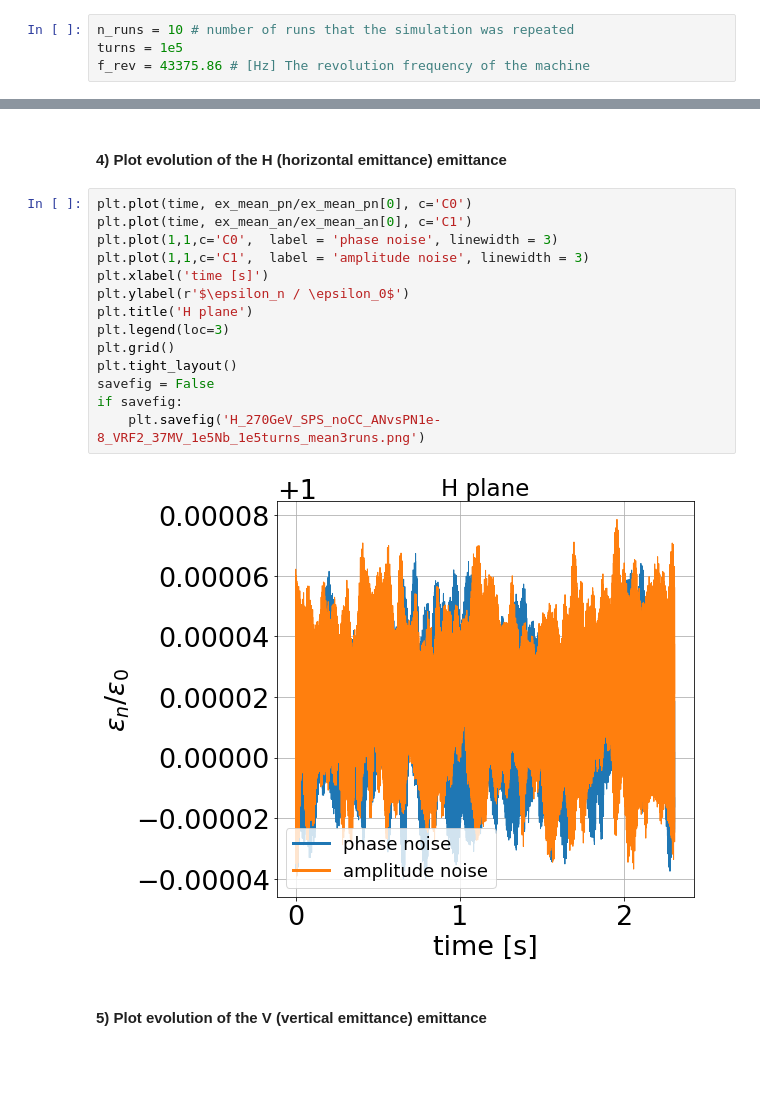
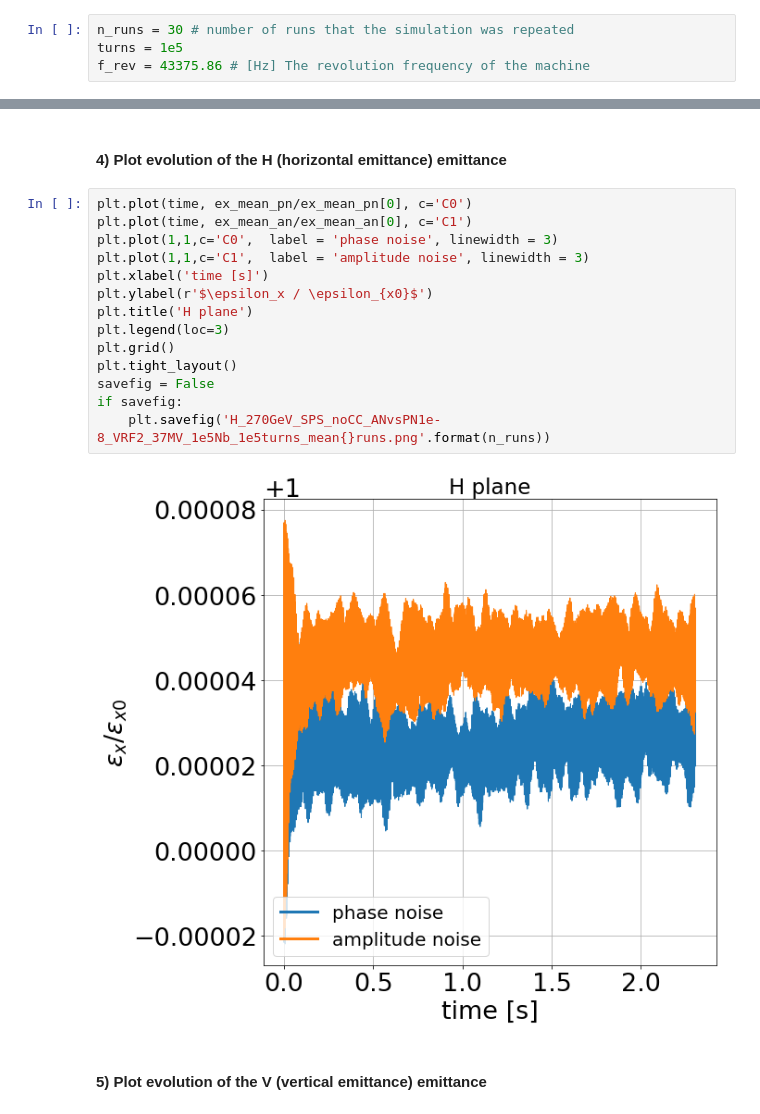
Before and after one commit to natriant/emittance_growth_CC_RFnoise_sixtracklib, a Jupyter notebook: emittance_growth_PN_AN_multiple_runs_Method1.ipynb, the cells around one changed output, grey strips where cells are left out. Drawn from its saved outputs; the diff is of its cells as text; blank space fills up the shorter version.

```diff
--- a/emittance_growth_PN_AN_multiple_runs_Method1.ipynb
+++ b/emittance_growth_PN_AN_multiple_runs_Method1.ipynb
@@ -28,7 +28,7 @@ a) Give the paths to the data in /afs/.
 
 b) Load the values of the transverse emittance in a dictionary.
 # %%
-n_runs = 10 # number of runs that the simulation was repeated
+n_runs = 30 # number of runs that the simulation was repeated
 turns = 1e5
 f_rev = 43375.86 # [Hz] The revolution frequency of the machine
 # %%
@@ -99,19 +97,19 @@ time = turns_list/f_rev # [s], type: list
 # %%
 plt.plot(time, ex_mean_pn/ex_mean_pn[0], c='C0')
 plt.plot(time, ex_mean_an/ex_mean_an[0], c='C1')
 plt.plot(1,1,c='C0',  label = 'phase noise', linewidth = 3)
 plt.plot(1,1,c='C1',  label = 'amplitude noise', linewidth = 3)
 plt.xlabel('time [s]')
-plt.ylabel(r'$\epsilon_n / \epsilon_0$')
+plt.ylabel(r'$\epsilon_x / \epsilon_{x0}$')
 plt.title('H plane')
 plt.legend(loc=3)
 plt.grid()
 plt.tight_layout()
 savefig = False
 if savefig:
-    plt.savefig('H_270GeV_SPS_noCC_ANvsPN1e-8_VRF2_37MV_1e5Nb_1e5turns_mean3runs.png')
+    plt.savefig('H_270GeV_SPS_noCC_ANvsPN1e-8_VRF2_37MV_1e5Nb_1e5turns_mean{}runs.png'.format(n_runs))
 # %% [output]
-[figure, old version]
+[figure, new version]
 # %% [markdown]
 #### 5) Plot evolution of the V (vertical emittance) emittance
 # %%
```
Also changed, not shown: parts of 4 cells of this notebook, 1 other file.
